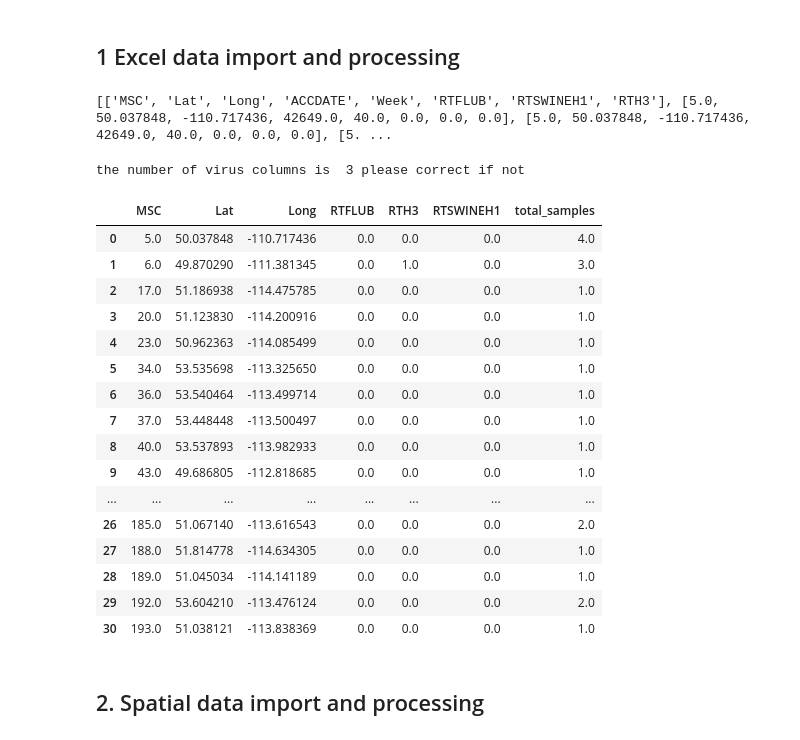
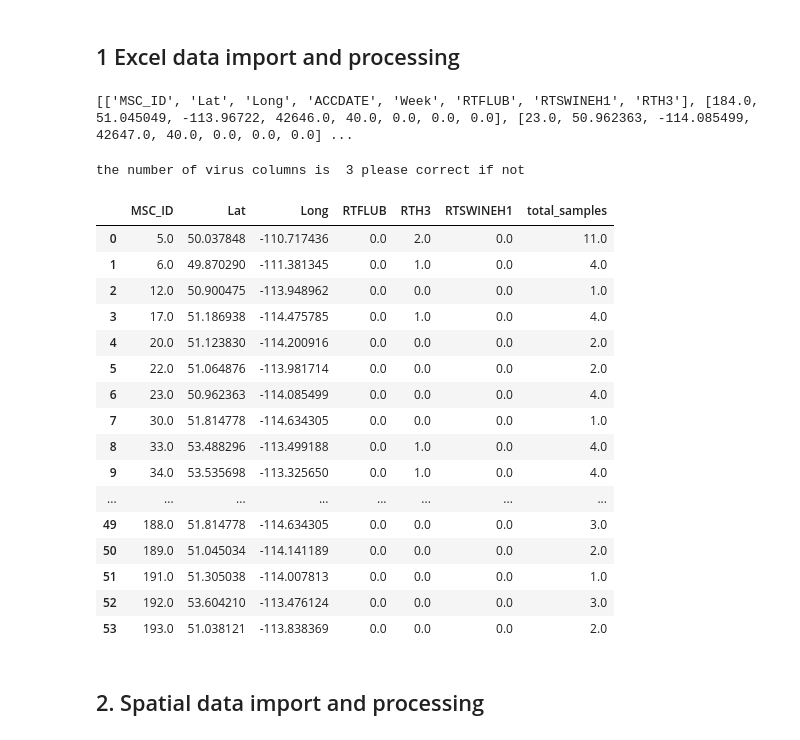
Before and after one commit to esolty/Tarrant, a Jupyter notebook: TARRANT_bulletindataimport_version_2.ipynb, the cells around one changed output. Drawn from its saved outputs; the diff is of its cells as text; code cells hidden in the pictures.

```diff
--- a/TARRANT_bulletindataimport_version_2.ipynb
+++ b/TARRANT_bulletindataimport_version_2.ipynb
@@ -78,21 +110,10 @@ import numpy as np
 ## 1 Excel data import and processing
 # %%
 # place file in directory, copy filename below
-weekly_data = 'Bulletin Data week 40-43.xlsx'
+weekly_data = 'Bulletin Data week 40-48.xlsx'
 
 from xlrd import open_workbook
 wb = open_workbook(weekly_data)
-
-# remove spaces and 7,8,9 values which should be zero
-def remove_spaces_789(value):
-    if type(value) == 'str':
-        return value.strip()
-    else:
-        if value in [7,8,9]:
-            value = 0
-            return value
-        else:
-            return value
 
 # make list of values
 for s in wb.sheets():
@@ -101,13 +122,11 @@ for s in wb.sheets():
         col_value = []
         for col in range(s.ncols):
             value  = (s.cell(row,col).value)
-            remove_spaces_789(value)
             col_value.append(value)
-        remove_spaces_789(value)
         values.append(col_value)
 print(values[0:5])
 # %% [output]
-[['MSC', 'Lat', 'Long', 'ACCDATE', 'Week', 'RTFLUB', 'RTSWINEH1', 'RTH3'], [5.0, 50.037848, -110.717436, 42649.0, 40.0, 0.0, 0.0, 0.0], [5.0, 50.037848, -110.717436, 42649.0, 40.0, 0.0, 0.0, 0.0], [5. ...
+[['MSC_ID', 'Lat', 'Long', 'ACCDATE', 'Week', 'RTFLUB', 'RTSWINEH1', 'RTH3'], [184.0, 51.045049, -113.96722, 42646.0, 40.0, 0.0, 0.0, 0.0], [23.0, 50.962363, -114.085499, 42647.0, 40.0, 0.0, 0.0, 0.0] ...
 # %%
 ''' Identify where the virus columns start
 in this list they start at column 6
@@ -123,44 +142,59 @@ the number of virus columns is  3 please correct if not
 # %%
 # Create a DataFrame with spreadsheet columns and values
 places = pandas.DataFrame(values[1:],columns =values[0])
+
+# Remove 6,7,8,9 which are null values
+# remove spaces and 7,8,9 values which should be zero
+def remove_6789(value):
+    try:
+        if int(value) > 5 and int(value) < 10:
+            value = 0
+            return value
+        else:
+            return value
+    except:
+        return value
+for index, place in places.iterrows():
+    for i in range(virus_col_start-1,virus_col_start-1+number_of_virus_columns):
+        place[i] = remove_6789(place[i])
 
 # Create a total samples field
 total_samples_list = []
 
 for i in range(len(places)):
     total_sample_first_sum = 0
     for num in range(number_of_virus_columns):
         total_sample_first_sum += places.iloc[i][values[0][virus_col_start-1+num]]
     if total_sample_first_sum == 0:
         total_sample_first_sum = 1
     total_samples_list.append(total_sample_first_sum)
 places['total_samples'] = total_samples_list
 
 # Sum Virus fields and total samples field and keep lat and long field
 # if more virus fields are present this needs to be modified
-table = pandas.pivot_table(places,index=["MSC"],values=['Lat', 'Long', 'RTFLUB', 'RTSWINEH1', 'RTH3', 'total_samples'],
+table = pandas.pivot_table(places,index=["MSC_ID"],values=['Lat', 'Long', 'RTFLUB', 'RTSWINEH1', 'RTH3', 'total_samples'],
                aggfunc={'Lat':np.median,'Long':np.median,"RTFLUB":np.sum,"RTSWINEH1":np.sum,"RTH3":np.sum,'total_samples':np.sum})
 
 places = table
 places.reset_index(0, drop=False)
 # %% [output]
-|  | MSC | Lat | Long | RTFLUB | RTH3 | RTSWINEH1 | total_samples |
-| 0 | 5.0 | 50.037848 | -110.717436 | 0.0 | 0.0 | 0.0 | 4.0 |
-| 1 | 6.0 | 49.870290 | -111.381345 | 0.0 | 1.0 | 0.0 | 3.0 |
-| 2 | 17.0 | 51.186938 | -114.475785 | 0.0 | 0.0 | 0.0 | 1.0 |
-| 3 | 20.0 | 51.123830 | -114.200916 | 0.0 | 0.0 | 0.0 | 1.0 |
-| 4 | 23.0 | 50.962363 | -114.085499 | 0.0 | 0.0 | 0.0 | 1.0 |
-| 5 | 34.0 | 53.535698 | -113.325650 | 0.0 | 0.0 | 0.0 | 1.0 |
-| 6 | 36.0 | 53.540464 | -113.499714 | 0.0 | 0.0 | 0.0 | 1.0 |
-| 7 | 37.0 | 53.448448 | -113.500497 | 0.0 | 0.0 | 0.0 | 1.0 |
-| 8 | 40.0 | 53.537893 | -113.982933 | 0.0 | 0.0 | 0.0 | 1.0 |
-| 9 | 43.0 | 49.686805 | -112.818685 | 0.0 | 0.0 | 0.0 | 1.0 |
+|  | MSC_ID | Lat | Long | RTFLUB | RTH3 | RTSWINEH1 | total_samples |
+| 0 | 5.0 | 50.037848 | -110.717436 | 0.0 | 2.0 | 0.0 | 11.0 |
+| 1 | 6.0 | 49.870290 | -111.381345 | 0.0 | 1.0 | 0.0 | 4.0 |
+| 2 | 12.0 | 50.900475 | -113.948962 | 0.0 | 0.0 | 0.0 | 1.0 |
+| 3 | 17.0 | 51.186938 | -114.475785 | 0.0 | 1.0 | 0.0 | 4.0 |
+| 4 | 20.0 | 51.123830 | -114.200916 | 0.0 | 0.0 | 0.0 | 2.0 |
+| 5 | 22.0 | 51.064876 | -113.981714 | 0.0 | 0.0 | 0.0 | 2.0 |
+| 6 | 23.0 | 50.962363 | -114.085499 | 0.0 | 0.0 | 0.0 | 4.0 |
+| 7 | 30.0 | 51.814778 | -114.634305 | 0.0 | 0.0 | 0.0 | 1.0 |
+| 8 | 33.0 | 53.488296 | -113.499188 | 0.0 | 1.0 | 0.0 | 4.0 |
+| 9 | 34.0 | 53.535698 | -113.325650 | 0.0 | 1.0 | 0.0 | 4.0 |
 | ... | ... | ... | ... | ... | ... | ... | ... |
-| 26 | 185.0 | 51.067140 | -113.616543 | 0.0 | 0.0 | 0.0 | 2.0 |
-| 27 | 188.0 | 51.814778 | -114.634305 | 0.0 | 0.0 | 0.0 | 1.0 |
-| 28 | 189.0 | 51.045034 | -114.141189 | 0.0 | 0.0 | 0.0 | 1.0 |
-| 29 | 192.0 | 53.604210 | -113.476124 | 0.0 | 0.0 | 0.0 | 2.0 |
-| 30 | 193.0 | 51.038121 | -113.838369 | 0.0 | 0.0 | 0.0 | 1.0 |
+| 49 | 188.0 | 51.814778 | -114.634305 | 0.0 | 0.0 | 0.0 | 3.0 |
+| 50 | 189.0 | 51.045034 | -114.141189 | 0.0 | 0.0 | 0.0 | 2.0 |
+| 51 | 191.0 | 51.305038 | -114.007813 | 0.0 | 0.0 | 0.0 | 1.0 |
+| 52 | 192.0 | 53.604210 | -113.476124 | 0.0 | 0.0 | 0.0 | 3.0 |
+| 53 | 193.0 | 51.038121 | -113.838369 | 0.0 | 0.0 | 0.0 | 2.0 |
 # %% [markdown]
 ## 2. Spatial data import and processing
 # %%
```
Also changed, not shown: parts of 6 cells of this notebook.
